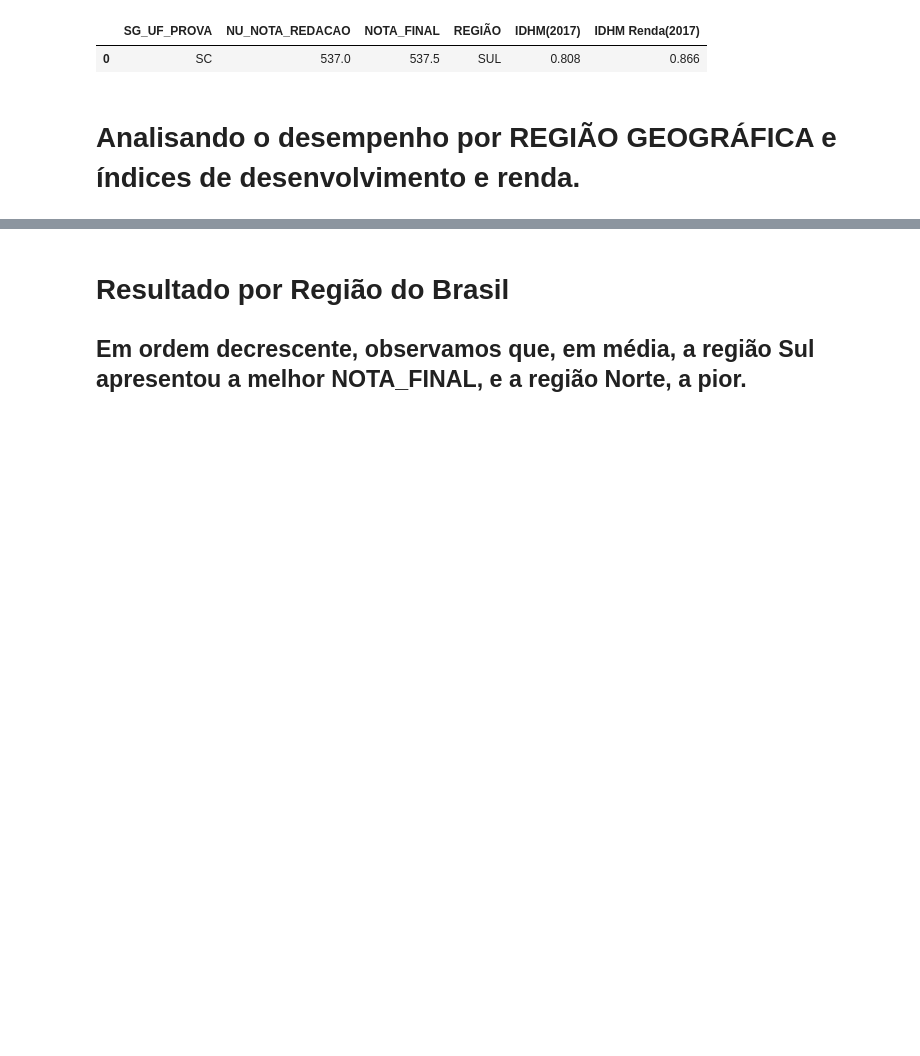
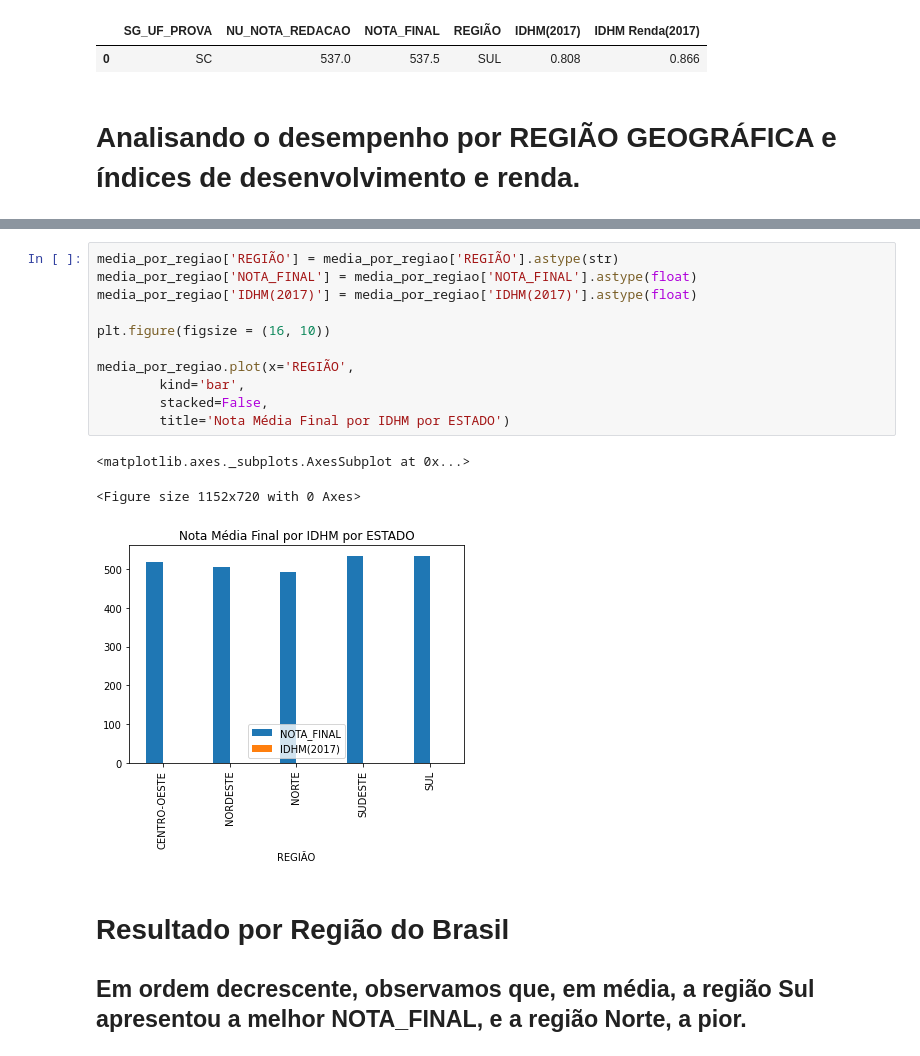
Before and after one commit to audreymoreira/case_ENEM_2017, a Jupyter notebook: Vistas_do_ENEM_2017.ipynb, the cells around one changed output, grey strips where cells are left out. Cells and saved outputs as stored; diff of their text form; blank space fills up the shorter version.

```diff
--- a/Vistas_do_ENEM_2017.ipynb
+++ b/Vistas_do_ENEM_2017.ipynb
@@ -420,3 +423,18 @@ var_x =
+# %%
+media_por_regiao['REGIÃO'] = media_por_regiao['REGIÃO'].astype(str)
+media_por_regiao['NOTA_FINAL'] = media_por_regiao['NOTA_FINAL'].astype(float)
+media_por_regiao['IDHM(2017)'] = media_por_regiao['IDHM(2017)'].astype(float)
+
+plt.figure(figsize = (16, 10))
+
+media_por_regiao.plot(x='REGIÃO',
+        kind='bar',
+        stacked=False,
+        title='Nota Média Final por IDHM por ESTADO')
+# %% [output]
+<matplotlib.axes._subplots.AxesSubplot at 0x...>
+<Figure size 1152x720 with 0 Axes>
+[figure, added]
 # %% [markdown]
 # Resultado por Região do Brasil
 ## Em ordem decrescente, observamos que, em média, a região Sul apresentou a melhor NOTA_FINAL, e a região Norte, a pior.
```
Also changed, not shown: parts of 18 cells of this notebook.
